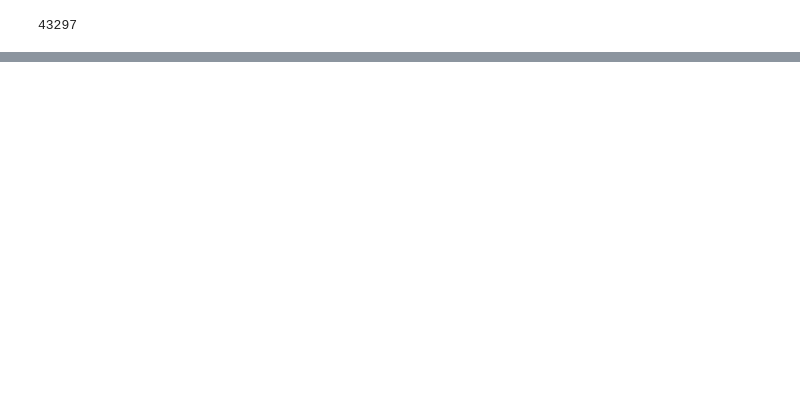
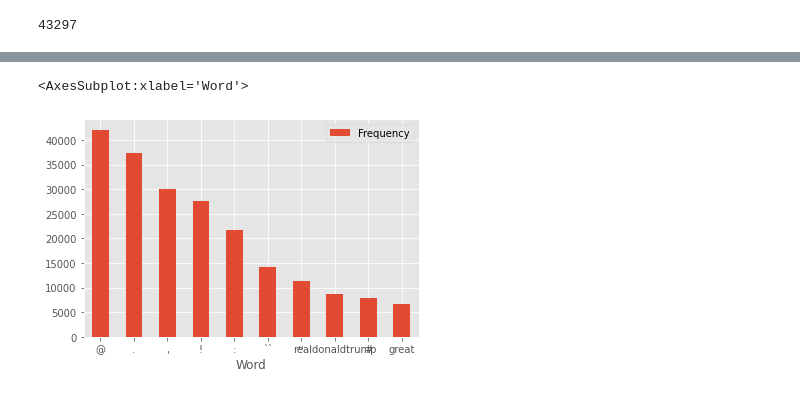
Before and after one commit to ancientwinds/shiny-spoon, a Jupyter notebook: notebooks/tweets.ipynb, the cells around one changed output, grey strips where cells are left out. Cells and saved outputs as stored; diff of their text form; code cells hidden in the pictures; blank space fills up the shorter version.

```diff
--- a/notebooks/tweets.ipynb
+++ b/notebooks/tweets.ipynb
@@ -188,0 +194,8 @@ with open('../db/update_data/update_sentiment.sql', 'w') as output:
+# %%
+top_N = 10
+
+nltk.download('popular')
+
+txt = df.content.str.lower().str.replace(r'\|', ' ').str.cat(sep=' ')
+words = nltk.tokenize.word_tokenize(txt)
+word_dist = nltk.FreqDist(words)
@@ -188,0 +220,3 @@ with open('../db/update_data/update_sentiment.sql', 'w') as output:
+# %%
+stopwords = nltk.corpus.stopwords.words('english')
+words_except_stop_dist = nltk.FreqDist(w for w in words if w not in stopwords)
@@ -188,0 +244,9 @@ with open('../db/update_data/update_sentiment.sql', 'w') as output:
+# %%
+rslt = pd.DataFrame(words_except_stop_dist.most_common(top_N), columns=['Word', 'Frequency']).set_index('Word')
+
+matplotlib.style.use('ggplot')
+
+rslt.plot.bar(rot=0)
+# %% [output]
+<AxesSubplot:xlabel='Word'>
+[figure, added]
```
Also changed, not shown: parts of 10 cells of this notebook, 9 other files.
